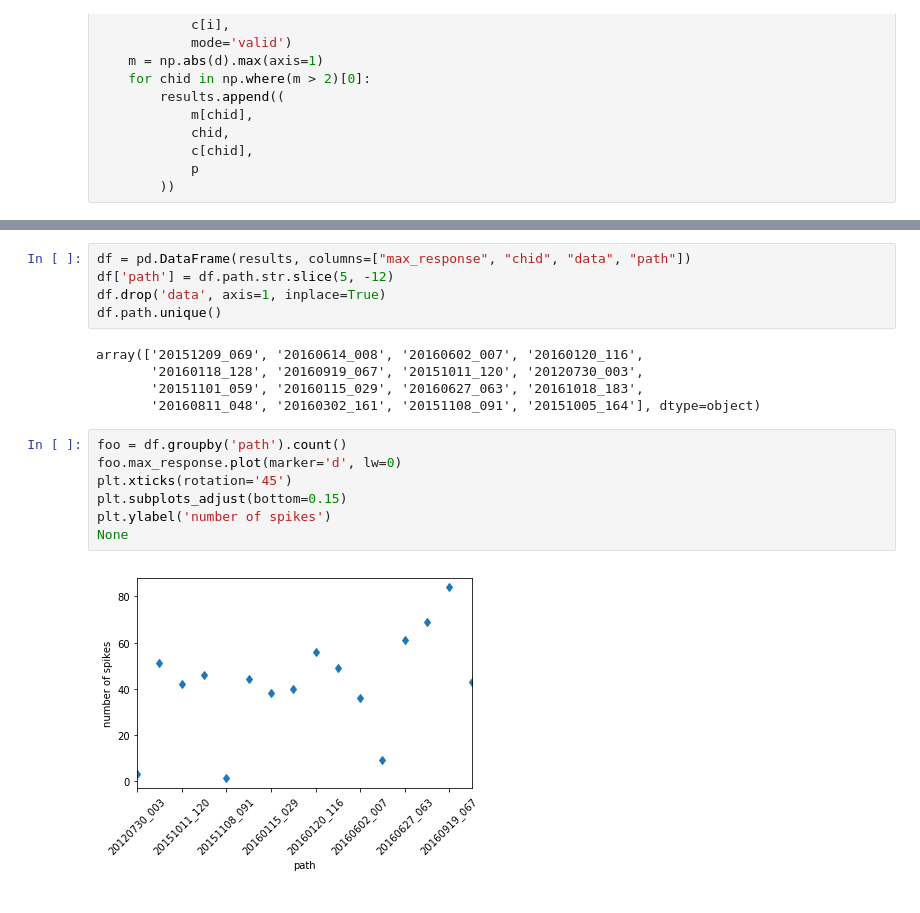
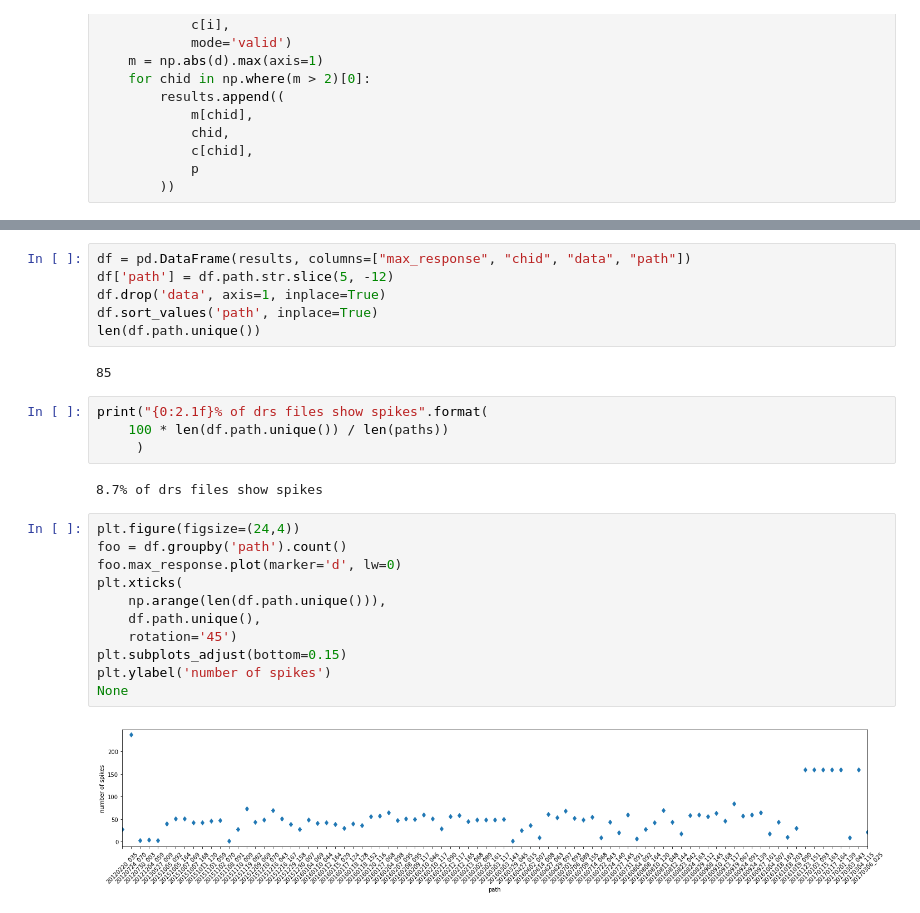
Before and after one commit to dneise/trigger_offset_study, a Jupyter notebook: trigger_offset_study.ipynb, the cells around one changed output, grey strips where cells are left out. Drawn from its saved outputs; the diff is of its cells as text.

```diff
--- a/trigger_offset_study.ipynb
+++ b/trigger_offset_study.ipynb
@@ -264,18 +266,26 @@ for i, (m, chid, d, p) in enumerate(some_results):
 df = pd.DataFrame(results, columns=["max_response", "chid", "data", "path"])
 df['path'] = df.path.str.slice(5, -12)
 df.drop('data', axis=1, inplace=True)
-df.path.unique()
+df.sort_values('path', inplace=True)
+len(df.path.unique())
 # %% [output]
-array(['20151209_069', '20160614_008', '20160602_007', '20160120_116',
-       '20160118_128', '20160919_067', '20151011_120', '20120730_003',
-       '20151101_059', '20160115_029', '20160627_063', '20161018_183',
-       '20160811_048', '20160302_161', '20151108_091', '20151005_164'], dtype=object)
+85
+# %%
+print("{0:2.1f}% of drs files show spikes".format(
+    100 * len(df.path.unique()) / len(paths))
+     )
+# %% [output]
+8.7% of drs files show spikes
 # %%
+plt.figure(figsize=(24,4))
 foo = df.groupby('path').count()
 foo.max_response.plot(marker='d', lw=0)
-plt.xticks(rotation='45')
+plt.xticks(
+    np.arange(len(df.path.unique())),
+    df.path.unique(),
+    rotation='45')
 plt.subplots_adjust(bottom=0.15)
 plt.ylabel('number of spikes')
 None
 # %% [output]
-[figure, old version]
+[figure, new version]
```
Also changed, not shown: parts of 13 cells of this notebook.
